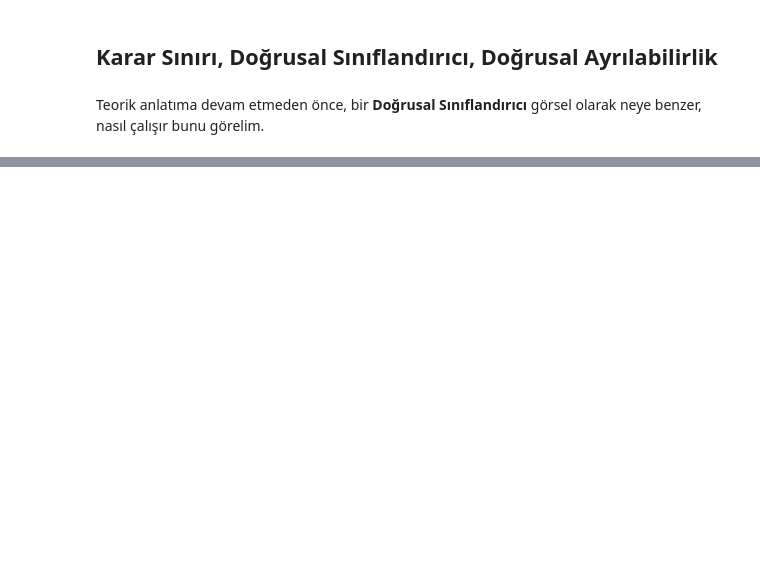
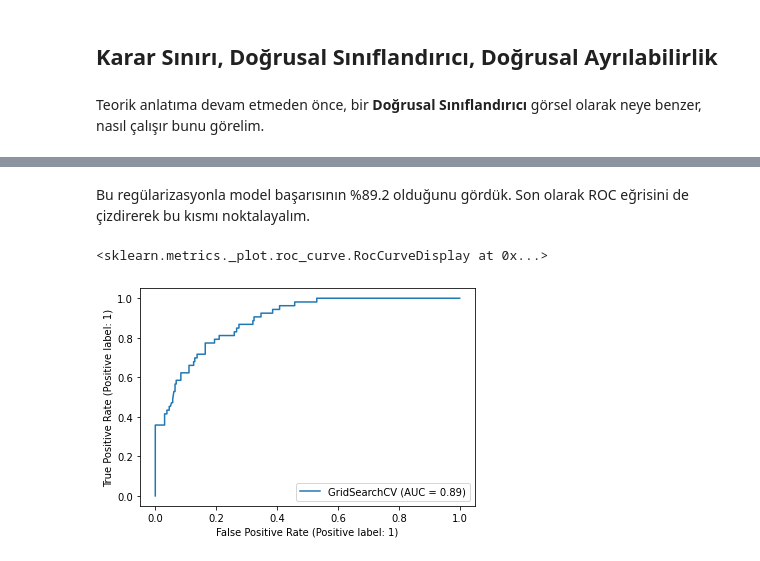
Before and after one commit to gokerguner/notebooks, a Jupyter notebook: ml05/ml05.ipynb, the cells around one changed output, grey strips where cells are left out. Cells and saved outputs as stored; diff of their text form; code cells hidden in the pictures; blank space fills up the shorter version.

```diff
--- a/ml05/ml05.ipynb
+++ b/ml05/ml05.ipynb
@@ -69,0 +227,7 @@ NameError: name 'np' is not defined
+# %% [markdown]
+Bu regülarizasyonla model başarısının %89.2 olduğunu gördük. Son olarak ROC eğrisini de çizdirerek bu kısmı noktalayalım.
+# %%
+RocCurveDisplay.from_estimator(searcher, X_test_scaled, y_test)
+# %% [output]
+<sklearn.metrics._plot.roc_curve.RocCurveDisplay at 0x...>
+[figure, added]
```
Also changed, not shown: parts of 33 cells of this notebook, 1 other file.
